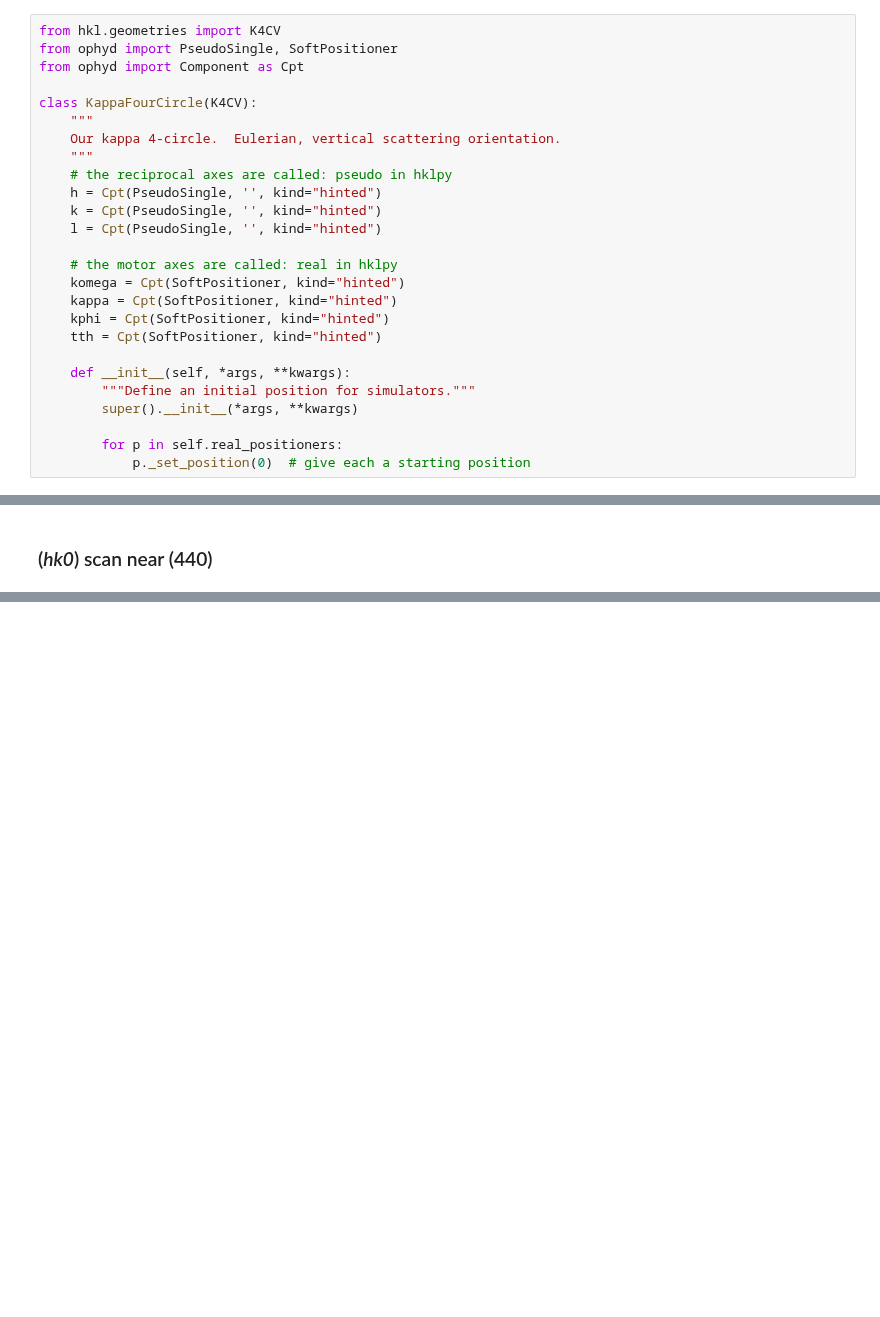
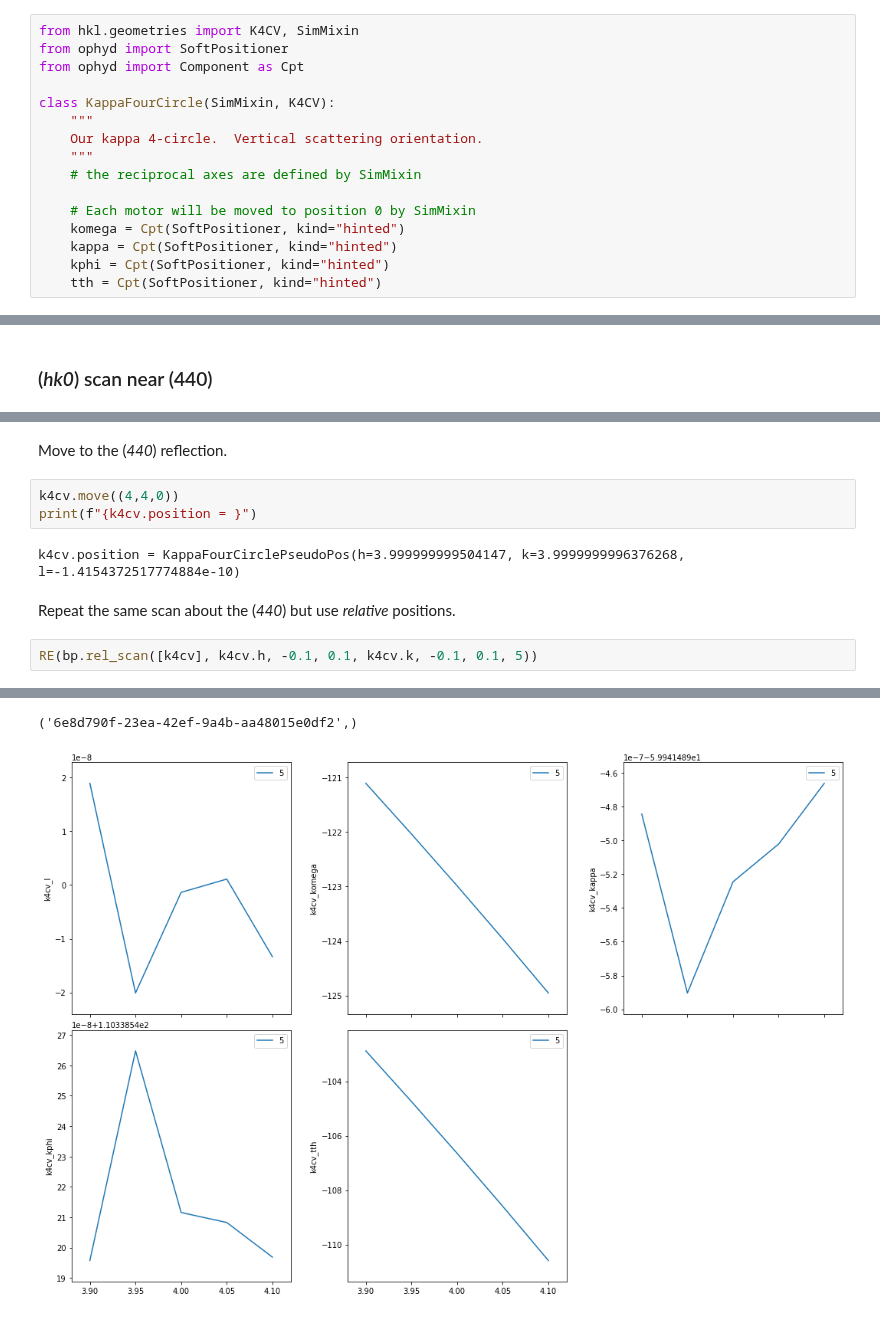
Before and after one commit to bluesky/hklpy, a Jupyter notebook: examples/geo_k4cv.ipynb, the cells around one changed output, grey strips where cells are left out. Saved outputs shown, nothing was run; the diff lists cells and outputs as text; blank space fills up the shorter version.

```diff
--- a/examples/geo_k4cv.ipynb
+++ b/examples/geo_k4cv.ipynb
@@ -80,26 +97,16 @@ Otherwise, this will move these EPICS motors to zero.
 # %%
-from hkl.geometries import K4CV
-from ophyd import PseudoSingle, SoftPositioner
+from hkl.geometries import K4CV, SimMixin
+from ophyd import SoftPositioner
 from ophyd import Component as Cpt
 
-class KappaFourCircle(K4CV):
+class KappaFourCircle(SimMixin, K4CV):
     """
-    Our kappa 4-circle.  Eulerian, vertical scattering orientation.
+    Our kappa 4-circle.  Vertical scattering orientation.
     """
-    # the reciprocal axes are called: pseudo in hklpy
-    h = Cpt(PseudoSingle, '', kind="hinted")
-    k = Cpt(PseudoSingle, '', kind="hinted")
-    l = Cpt(PseudoSingle, '', kind="hinted")
+    # the reciprocal axes are defined by SimMixin
 
-    # the motor axes are called: real in hklpy
+    # Each motor will be moved to position 0 by SimMixin
     komega = Cpt(SoftPositioner, kind="hinted")
     kappa = Cpt(SoftPositioner, kind="hinted")
     kphi = Cpt(SoftPositioner, kind="hinted")
     tth = Cpt(SoftPositioner, kind="hinted")
-
-    def __init__(self, *args, **kwargs):
-        """Define an initial position for simulators."""
-        super().__init__(*args, **kwargs)
-
-        for p in self.real_positioners:
-            p._set_position(0)  # give each a starting position
@@ -413 +422,13 @@ generator scan ['72aed1f3'] (scan num: 4)
 [figure]
+# %% [markdown]
+Move to the (_440_) reflection.
+# %%
+k4cv.move((4,4,0))
+print(f"{k4cv.position = }")
+# %% [output]
+k4cv.position = KappaFourCirclePseudoPos(h=3.999999999504147, k=3.9999999996376268, l=-1.4154372517774884e-10)
+# %% [markdown]
+Repeat the same scan about the (_440_) but use _relative_ positions.
+# %%
+RE(bp.rel_scan([k4cv], k4cv.h, -0.1, 0.1, k4cv.k, -0.1, 0.1, 5))
+# %% [output]
@@ -413,0 +448,2 @@ generator scan ['72aed1f3'] (scan num: 4)
+('6e8d790f-23ea-42ef-9a4b-aa48015e0df2',)
+[figure, added]
```
Also changed, not shown: parts of 9 cells of this notebook, 2 other files.
